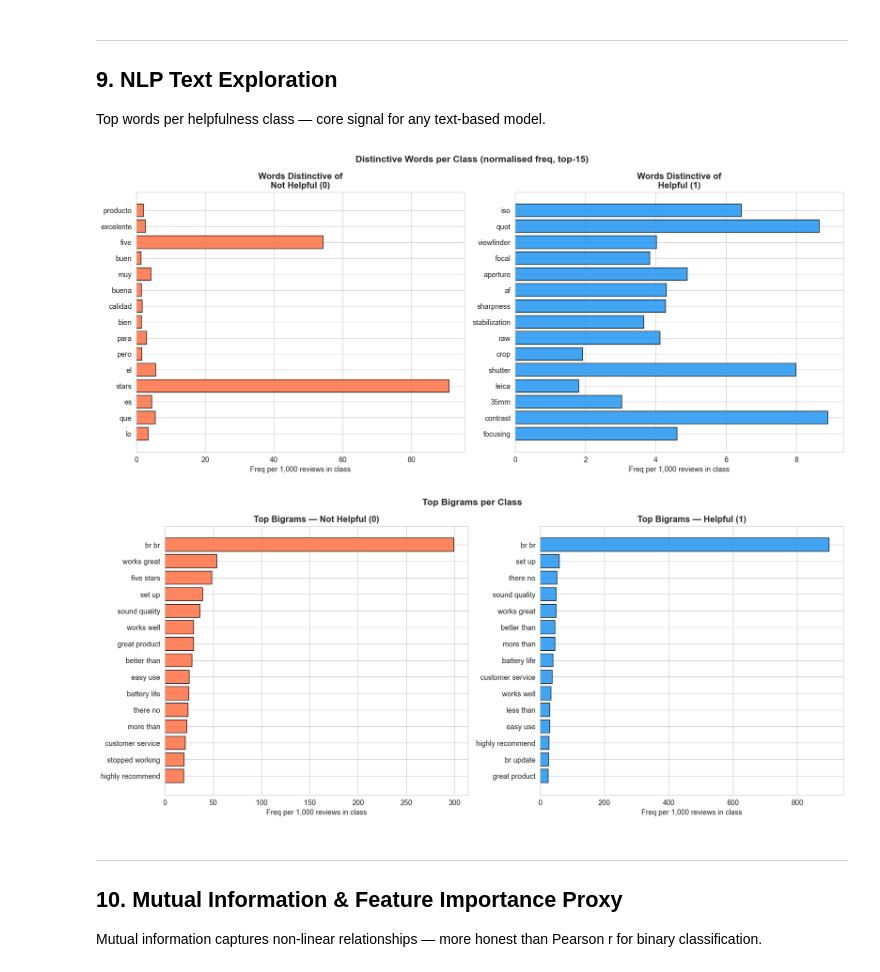
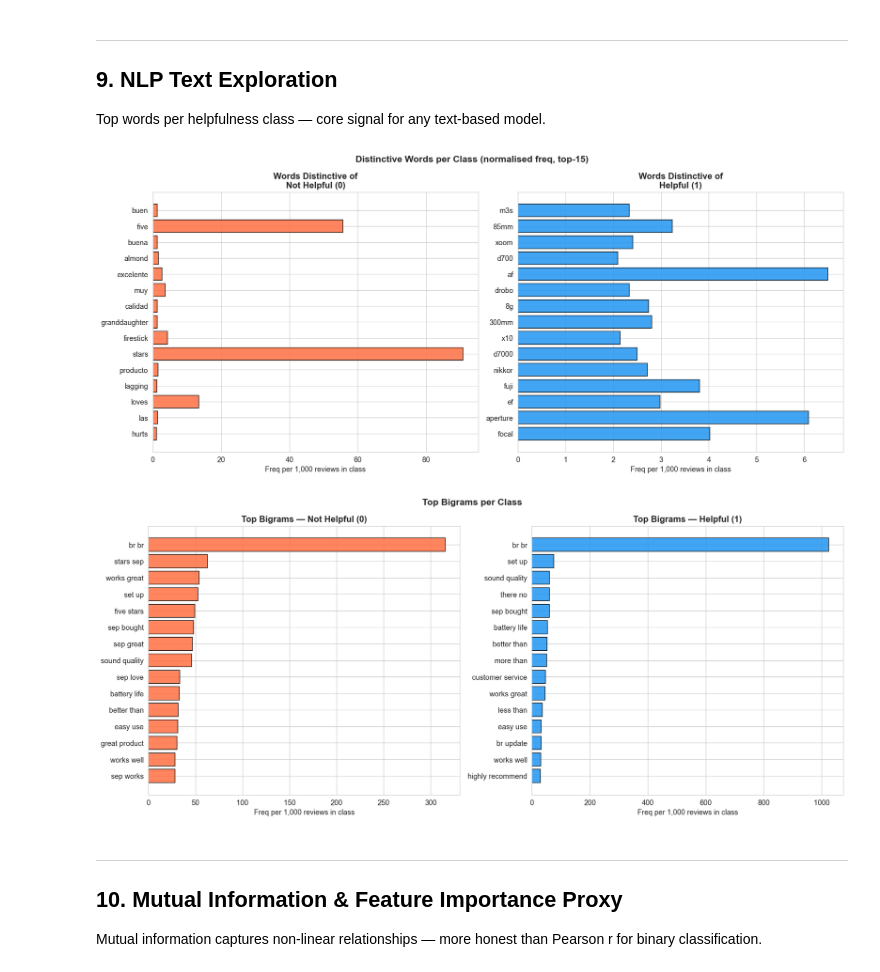
Before and after one commit to Sana-Shikalgar/amazon-review-nlp, a Jupyter notebook: notebook/05_feature_analysis_and_split.ipynb, the cells around one changed output. Saved outputs shown, nothing was run; the diff lists cells and outputs as text; code cells hidden in the pictures.

```diff
--- a/notebook/05_feature_analysis_and_split.ipynb
+++ b/notebook/05_feature_analysis_and_split.ipynb
@@ -111,11 +102,13 @@ Configuration loaded:
 df = pd.read_parquet(DATA_PATH)
 print(f"Loaded {len(df):,} reviews | columns: {list(df.columns)}")
 
-# timestamp already parsed as datetime64[ms] by Sana pipeline
-df["year"] = df["timestamp"].dt.year
+# timestamp already parsed as datetime64[ms]
+# no absolute timestamp in s03_filter.parquet - reconstruct it from days_since_first_review, whose reference date is clean_reviews.parquet's timestamp.min() (the same anchor 02_feature_engineering.ipynb used)
+FIRST_REVIEW_DATE = pd.Timestamp("1996-11-18 16:58:00")
+df["year"] = (FIRST_REVIEW_DATE + pd.to_timedelta(df["days_since_first_review"], unit="D")).dt.year
 
 # word_count via regex count — avoids creating 2.8M Python lists
-df["word_count"] = df["review_text"].str.count(r"\S+")
+df["word_count"] = df["combined_text"].str.count(r"\S+")
 
 # Length ratio: lexical density (words per character) — feature engineering
 # Higher ratio → shorter words → more accessible / casual text
@@ -149,7 +142,6 @@ print(f"  Not Helpful (0)   : {n0:,} ({n0/len(df)*100:.1f}%)")
 df["rating_int"]     = df["rating"].astype(int)
 df["chars_per_word"] = (df["review_length"] / df["word_count"].replace(0, np.nan)).astype("float32")
 df["is_long"]        = (df["word_count"] > 200).astype("int8")
-df["log_popularity"] = np.log(df["product_popularity"].clip(lower=1)).astype("float32")
 
 # Vectorised sentiment via np.select
 df["sentiment"] = np.select(
@@ -622,7 +614,7 @@ STOPWORDS = [
 def top_words_per_class(df_s, n=20):
     results = {}
     for cls in [0, 1]:
-        texts = df_s[df_s['helpful_binary'] == cls]['review_text'].tolist()
+        texts = df_s[df_s['helpful_binary'] == cls]['combined_text'].tolist()
         vec = CountVectorizer(max_features=3000, stop_words=STOPWORDS,
                               ngram_range=(1,1), min_df=5)
         X = vec.fit_transform(texts)
@@ -636,8 +628,8 @@ top = top_words_per_class(df)
 
 # Distinctive words: present in one class but rare in the other
 def distinctive_words(df_s, target_cls, n=15):
-    texts_t = df_s[df_s['helpful_binary'] == target_cls]['review_text'].tolist()
-    texts_o = df_s[df_s['helpful_binary'] != target_cls]['review_text'].tolist()
+    texts_t = df_s[df_s['helpful_binary'] == target_cls]['combined_text'].tolist()
+    texts_o = df_s[df_s['helpful_binary'] != target_cls]['combined_text'].tolist()
     vec = CountVectorizer(max_features=5000, stop_words=STOPWORDS, min_df=3)
     vec.fit(texts_t + texts_o)
     vocab = vec.get_feature_names_out()
@@ -661,36 +653,36 @@ for ax, data, label, color in [
     ax.barh(list(reversed(words)), list(reversed(freqs)), color=color, edgecolor='black', alpha=0.85)
     ax.set_title(f'Words Distinctive of\n{label}', fontweight='bold')
     ax.set_xlabel('Freq per 1,000 reviews in class')
 
 plt.tight_layout()
 plt.show()
 
 # Bigrams
 fig2, axes2 = plt.subplots(1, 2, figsize=(16, 7))
 fig2.suptitle('Top Bigrams per Class', fontsize=14, fontweight='bold')
 
 for ax, cls, label, color in [
     (axes2[0], 0, 'Not Helpful (0)', PALETTE['not_helpful']),
     (axes2[1], 1, 'Helpful (1)',     PALETTE['helpful'])]:
-    texts = df[df['helpful_binary'] == cls]['review_text'].tolist()
+    texts = df[df['helpful_binary'] == cls]['combined_text'].tolist()
     vec2  = CountVectorizer(max_features=5000, stop_words=STOPWORDS,
                             ngram_range=(2,2), min_df=5)
     X2    = vec2.fit_transform(texts)
     freq2 = X2.sum(axis=0).A1
     vocab2 = vec2.get_feature_names_out()
     top_idx2 = freq2.argsort()[::-1][:15]
     top_bigrams = [(vocab2[i], freq2[i] / len(texts) * 1000) for i in top_idx2]
     words2  = [b[0] for b in top_bigrams]
     freqs2  = [b[1] for b in top_bigrams]
     ax.barh(list(reversed(words2)), list(reversed(freqs2)), color=color, edgecolor='black', alpha=0.85)
     ax.set_title(f'Top Bigrams — {label}', fontweight='bold')
     ax.set_xlabel('Freq per 1,000 reviews in class')
 
 plt.tight_layout()
 plt.show()
 # %% [output]
-[figure, old version]
+[figure, new version]
-[figure, old version]
+[figure, new version]
 # %% [markdown]
 ---
 ## 10. Mutual Information & Feature Importance Proxy
```
Also changed, not shown: parts of 18 cells of this notebook, 3 other files.
